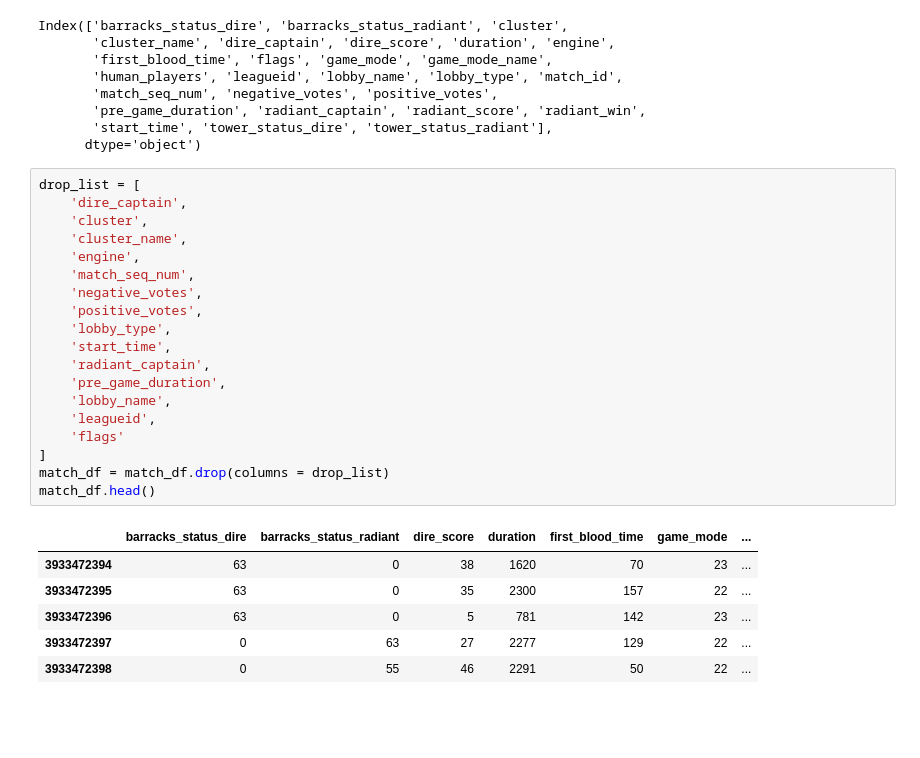
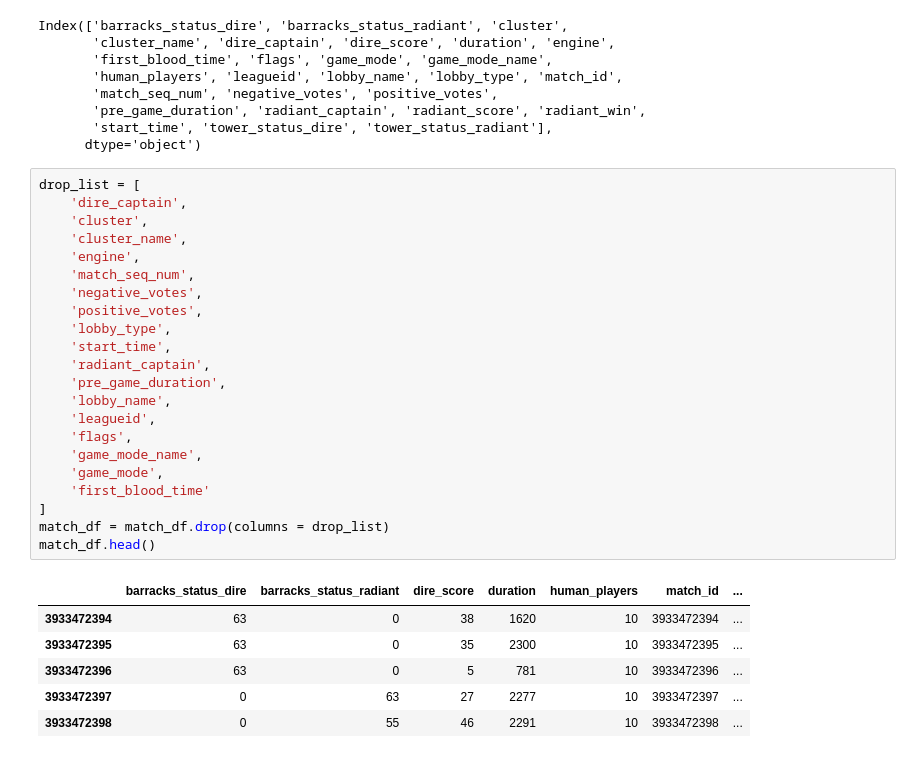
Before and after one commit to Samuel-Campbell/dota2, a Jupyter notebook: src/Dota2_Analysis.ipynb, the cells around one changed output. Cells and saved outputs as stored; diff of their text form; blank space fills up the shorter version.

```diff
--- a/src/Dota2_Analysis.ipynb
+++ b/src/Dota2_Analysis.ipynb
@@ -398,26 +441,29 @@ Index(['barracks_status_dire', 'barracks_status_radiant', 'cluster',
 # %%
 drop_list = [
     'dire_captain',
     'cluster',
     'cluster_name',
     'engine',
     'match_seq_num',
     'negative_votes',
     'positive_votes',
     'lobby_type',
     'start_time',
     'radiant_captain',
     'pre_game_duration',
     'lobby_name',
     'leagueid',
-    'flags'
+    'flags',
+    'game_mode_name',
+    'game_mode',
+    'first_blood_time'
 ]
 match_df = match_df.drop(columns = drop_list)
 match_df.head()
 # %% [output]
-|  | barracks_status_dire | barracks_status_radiant | dire_score | duration | first_blood_time | game_mode | ... |
-| 3933472394 | 63 | 0 | 38 | 1620 | 70 | 23 | ... |
-| 3933472395 | 63 | 0 | 35 | 2300 | 157 | 22 | ... |
-| 3933472396 | 63 | 0 | 5 | 781 | 142 | 23 | ... |
-| 3933472397 | 0 | 63 | 27 | 2277 | 129 | 22 | ... |
-| 3933472398 | 0 | 55 | 46 | 2291 | 50 | 22 | ... |
+|  | barracks_status_dire | barracks_status_radiant | dire_score | duration | human_players | match_id | ... |
+| 3933472394 | 63 | 0 | 38 | 1620 | 10 | 3933472394 | ... |
+| 3933472395 | 63 | 0 | 35 | 2300 | 10 | 3933472395 | ... |
+| 3933472396 | 63 | 0 | 5 | 781 | 10 | 3933472396 | ... |
+| 3933472397 | 0 | 63 | 27 | 2277 | 10 | 3933472397 | ... |
+| 3933472398 | 0 | 55 | 46 | 2291 | 10 | 3933472398 | ... |
```
Also changed, not shown: parts of 10 cells of this notebook, 3 other files.
